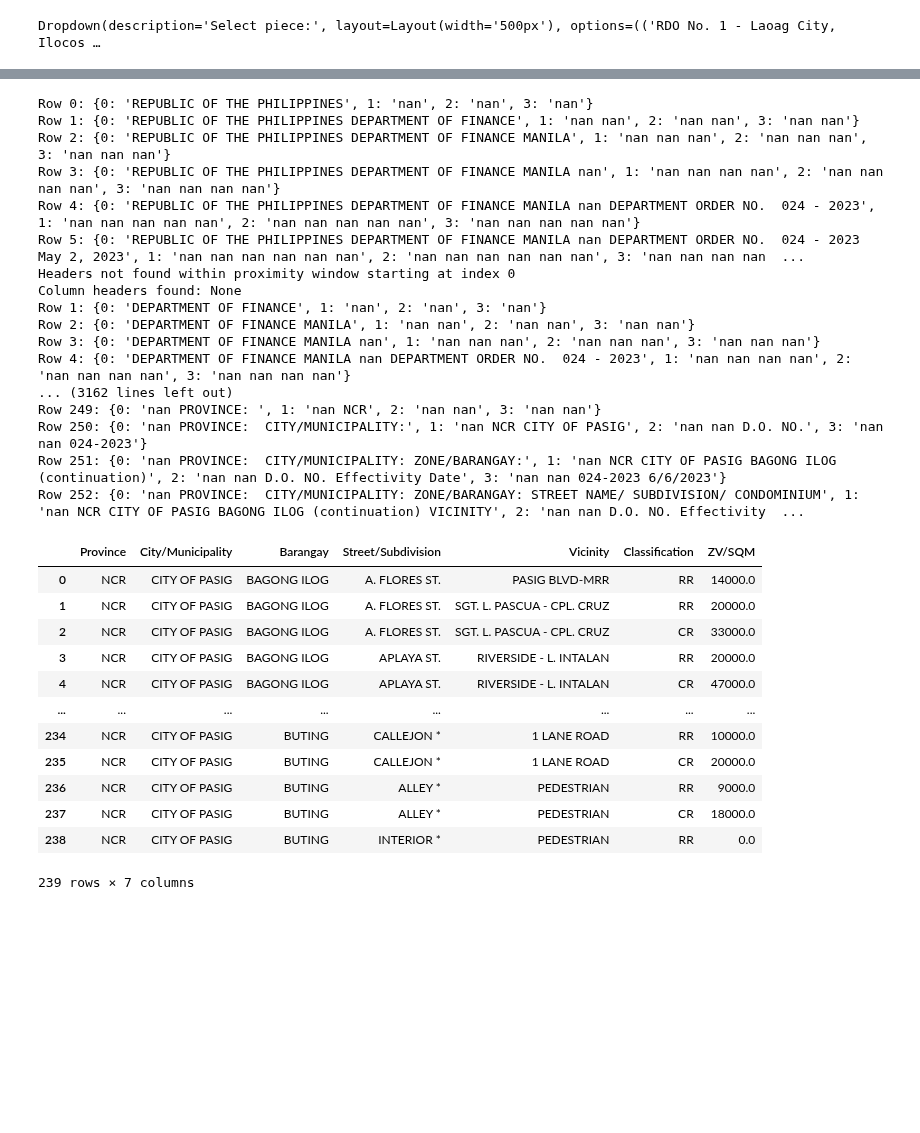
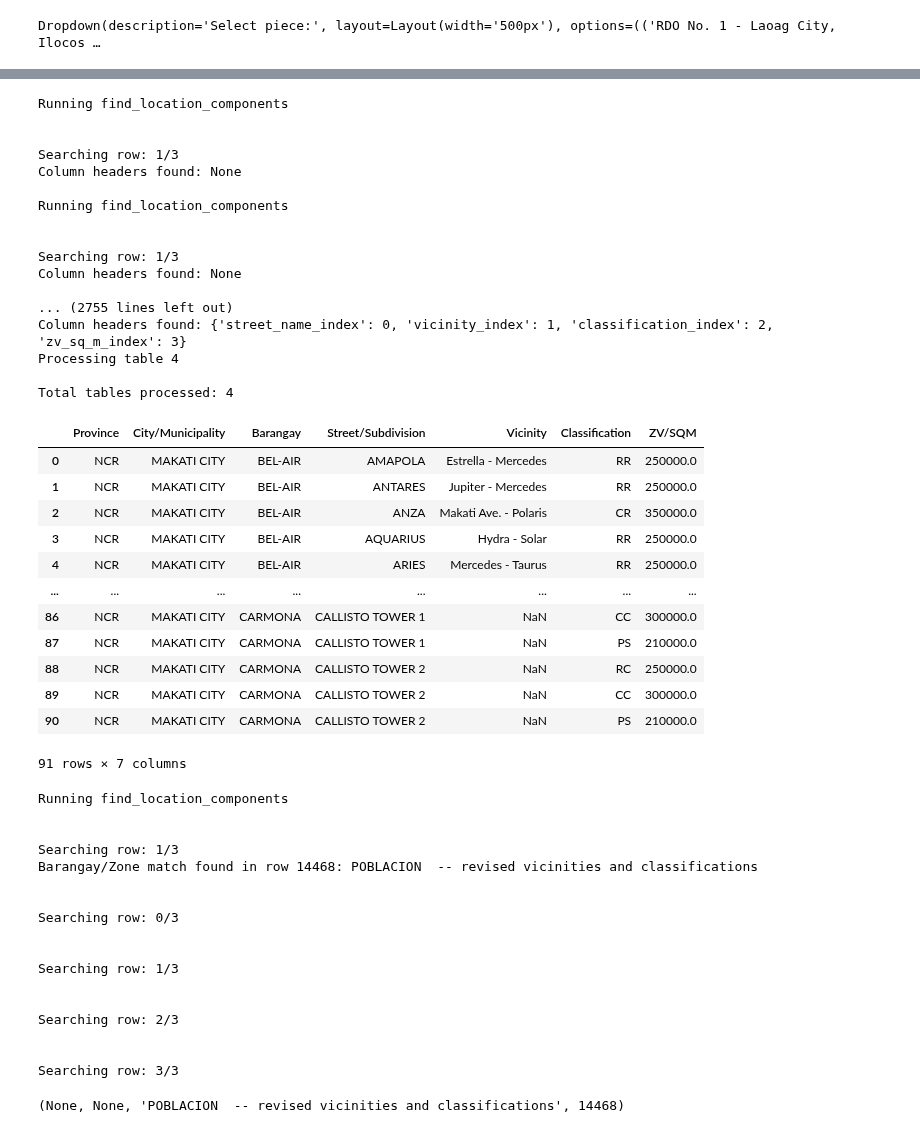
Before and after one commit to lansantuyo/bir-zl-scraping, a Jupyter notebook: processing/process_bir.ipynb, the cells around one changed output, grey strips where cells are left out. Saved outputs shown, nothing was run; the diff lists cells and outputs as text; code cells hidden in the pictures; blank space fills up the shorter version.

```diff
--- a/processing/process_bir.ipynb
+++ b/processing/process_bir.ipynb
@@ -16,33 +126,54 @@ Processing: RDO No. 43 - Pasig City.xls, sheet: Sheet 9 (DO 24-2023)
 # %%
-main(df, debug=True, start=0, end=555, debug_location=False, debug_header=True)
+main(df, debug=True, start=0, end=300, debug_location=True, debug_header=False)
 # %% [output]
-Row 0: {0: 'REPUBLIC OF THE PHILIPPINES', 1: 'nan', 2: 'nan', 3: 'nan'}
-Row 1: {0: 'REPUBLIC OF THE PHILIPPINES DEPARTMENT OF FINANCE', 1: 'nan nan', 2: 'nan nan', 3: 'nan nan'}
-Row 2: {0: 'REPUBLIC OF THE PHILIPPINES DEPARTMENT OF FINANCE MANILA', 1: 'nan nan nan', 2: 'nan nan nan', 3: 'nan nan nan'}
-Row 3: {0: 'REPUBLIC OF THE PHILIPPINES DEPARTMENT OF FINANCE MANILA nan', 1: 'nan nan nan nan', 2: 'nan nan nan nan', 3: 'nan nan nan nan'}
-Row 4: {0: 'REPUBLIC OF THE PHILIPPINES DEPARTMENT OF FINANCE MANILA nan DEPARTMENT ORDER NO.  024 - 2023', 1: 'nan nan nan nan nan', 2: 'nan nan nan nan nan', 3: 'nan nan nan nan nan'}
-Row 5: {0: 'REPUBLIC OF THE PHILIPPINES DEPARTMENT OF FINANCE MANILA nan DEPARTMENT ORDER NO.  024 - 2023 May 2, 2023', 1: 'nan nan nan nan nan nan', 2: 'nan nan nan nan nan nan', 3: 'nan nan nan nan  ...
-Headers not found within proximity window starting at index 0
+Running find_location_components
+
+
+Searching row: 1/3
 Column headers found: None
-Row 1: {0: 'DEPARTMENT OF FINANCE', 1: 'nan', 2: 'nan', 3: 'nan'}
-Row 2: {0: 'DEPARTMENT OF FINANCE MANILA', 1: 'nan nan', 2: 'nan nan', 3: 'nan nan'}
-Row 3: {0: 'DEPARTMENT OF FINANCE MANILA nan', 1: 'nan nan nan', 2: 'nan nan nan', 3: 'nan nan nan'}
-Row 4: {0: 'DEPARTMENT OF FINANCE MANILA nan DEPARTMENT ORDER NO.  024 - 2023', 1: 'nan nan nan nan', 2: 'nan nan nan nan', 3: 'nan nan nan nan'}
-... (3162 lines left out)
-Row 249: {0: 'nan PROVINCE: ', 1: 'nan NCR', 2: 'nan nan', 3: 'nan nan'}
-Row 250: {0: 'nan PROVINCE:  CITY/MUNICIPALITY:', 1: 'nan NCR CITY OF PASIG', 2: 'nan nan D.O. NO.', 3: 'nan nan 024-2023'}
-Row 251: {0: 'nan PROVINCE:  CITY/MUNICIPALITY: ZONE/BARANGAY:', 1: 'nan NCR CITY OF PASIG BAGONG ILOG (continuation)', 2: 'nan nan D.O. NO. Effectivity Date', 3: 'nan nan 024-2023 6/6/2023'}
-Row 252: {0: 'nan PROVINCE:  CITY/MUNICIPALITY: ZONE/BARANGAY: STREET NAME/ SUBDIVISION/ CONDOMINIUM', 1: 'nan NCR CITY OF PASIG BAGONG ILOG (continuation) VICINITY', 2: 'nan nan D.O. NO. Effectivity  ...
+
+Running find_location_components
+
+
+Searching row: 1/3
+Column headers found: None
+
+... (2755 lines left out)
+Column headers found: {'street_name_index': 0, 'vicinity_index': 1, 'classification_index': 2, 'zv_sq_m_index': 3}
+Processing table 4
+
+Total tables processed: 4
 |  | Province | City/Municipality | Barangay | Street/Subdivision | Vicinity | Classification | ZV/SQM |
-| 0 | NCR | CITY OF PASIG | BAGONG ILOG | A. FLORES ST. | PASIG BLVD-MRR | RR | 14000.0 |
-| 1 | NCR | CITY OF PASIG | BAGONG ILOG | A. FLORES ST. | SGT. L. PASCUA - CPL. CRUZ | RR | 20000.0 |
-| 2 | NCR | CITY OF PASIG | BAGONG ILOG | A. FLORES ST. | SGT. L. PASCUA - CPL. CRUZ | CR | 33000.0 |
-| 3 | NCR | CITY OF PASIG | BAGONG ILOG | APLAYA ST. | RIVERSIDE - L. INTALAN | RR | 20000.0 |
-| 4 | NCR | CITY OF PASIG | BAGONG ILOG | APLAYA ST. | RIVERSIDE - L. INTALAN | CR | 47000.0 |
+| 0 | NCR | MAKATI CITY | BEL-AIR | AMAPOLA | Estrella - Mercedes | RR | 250000.0 |
+| 1 | NCR | MAKATI CITY | BEL-AIR | ANTARES | Jupiter - Mercedes | RR | 250000.0 |
+| 2 | NCR | MAKATI CITY | BEL-AIR | ANZA | Makati Ave. - Polaris | CR | 350000.0 |
+| 3 | NCR | MAKATI CITY | BEL-AIR | AQUARIUS | Hydra - Solar | RR | 250000.0 |
+| 4 | NCR | MAKATI CITY | BEL-AIR | ARIES | Mercedes - Taurus | RR | 250000.0 |
 | ... | ... | ... | ... | ... | ... | ... | ... |
-| 234 | NCR | CITY OF PASIG | BUTING | CALLEJON * | 1 LANE ROAD | RR | 10000.0 |
-| 235 | NCR | CITY OF PASIG | BUTING | CALLEJON * | 1 LANE ROAD | CR | 20000.0 |
-| 236 | NCR | CITY OF PASIG | BUTING | ALLEY * | PEDESTRIAN | RR | 9000.0 |
-| 237 | NCR | CITY OF PASIG | BUTING | ALLEY * | PEDESTRIAN | CR | 18000.0 |
-| 238 | NCR | CITY OF PASIG | BUTING | INTERIOR * | PEDESTRIAN | RR | 0.0 |
+| 86 | NCR | MAKATI CITY | CARMONA | CALLISTO TOWER 1 | NaN | CC | 300000.0 |
+| 87 | NCR | MAKATI CITY | CARMONA | CALLISTO TOWER 1 | NaN | PS | 210000.0 |
+| 88 | NCR | MAKATI CITY | CARMONA | CALLISTO TOWER 2 | NaN | RC | 250000.0 |
+| 89 | NCR | MAKATI CITY | CARMONA | CALLISTO TOWER 2 | NaN | CC | 300000.0 |
+| 90 | NCR | MAKATI CITY | CARMONA | CALLISTO TOWER 2 | NaN | PS | 210000.0 |
-239 rows × 7 columns
+91 rows × 7 columns
+# %%
+find_location_components(df, 14468, debug=True)
+# %% [output]
+Running find_location_components
+
+
+Searching row: 1/3
+Barangay/Zone match found in row 14468: POBLACION  -- revised vicinities and classifications
+
+
+Searching row: 0/3
+
+
+Searching row: 1/3
+
+
+Searching row: 2/3
+
+
+Searching row: 3/3
+(None, None, 'POBLACION  -- revised vicinities and classifications', 14468)
```
Also changed, not shown: parts of 11 cells of this notebook, 3 other files.
